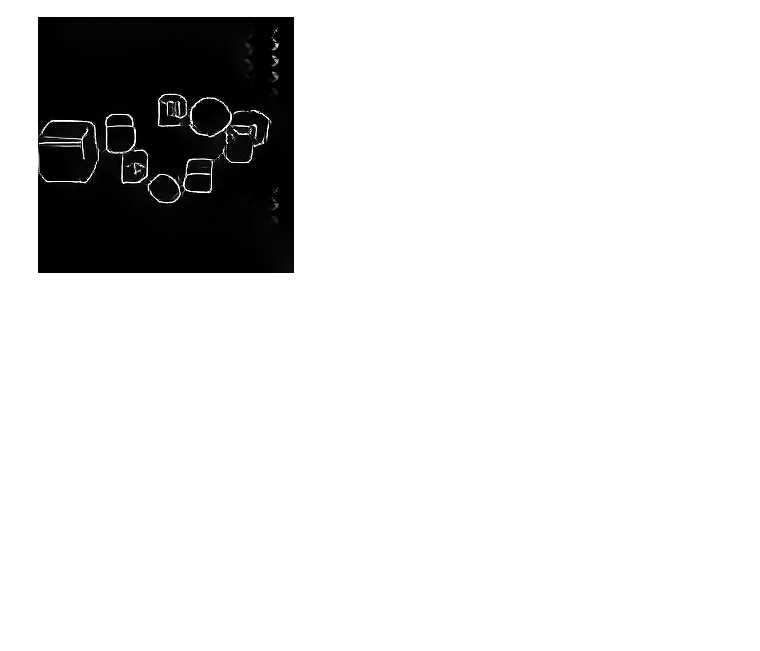
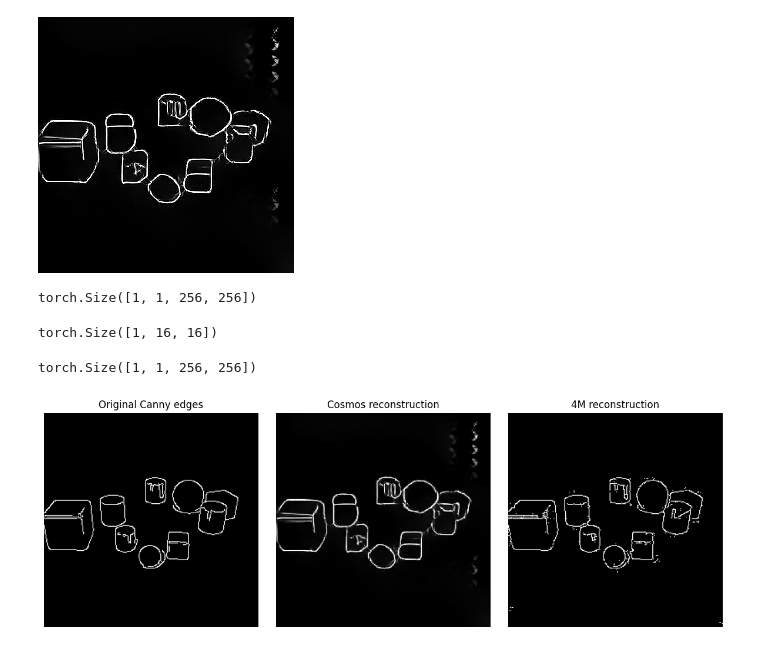
Before and after one commit to theomaillard/nano4M-extension, a Jupyter notebook: dataset/Canny.ipynb, the cells around one changed output. Drawn from its saved outputs; the diff is of its cells as text; code cells hidden in the pictures; blank space fills up the shorter version.

Commit message:
Added the 4M edge tokenizer

```diff
--- a/dataset/Canny.ipynb
+++ b/dataset/Canny.ipynb
@@ -81,3 +85,53 @@ Image.fromarray(reconst_display).show()
 # %% [output]
 [figure]
 [figure]
+# %%
+TARGET_SIZE = 256
+
+edges_4m = cv2.resize(edges, (TARGET_SIZE, TARGET_SIZE))
+edges_4m = edges_4m.astype(np.float32) / 255.0
+edges_4m = edges_4m * 2.0 - 1.0
+
+edges_4m = torch.tensor(edges_4m).unsqueeze(0).unsqueeze(0).to(device)
+edges_4m.shape
+# %% [output]
+torch.Size([1, 1, 256, 256])
+# %%
+with torch.no_grad():
+    fourm_edge_tokens = tok_edge_fourm.tokenize(edges_4m)
+fourm_edge_tokens.shape
+# %% [output]
+torch.Size([1, 16, 16])
+# %%
+with torch.no_grad():
+    reconst_4m = tok_edge_fourm.decode_tokens(fourm_edge_tokens, image_size=TARGET_SIZE)
+reconst_4m.shape
+# %% [output]
+torch.Size([1, 1, 256, 256])
+# %%
+img = reconst_4m[0]
+
+img = img.squeeze(0)
+
+img = img.clamp(-1, 1)
+img = (img + 1) / 2
+img_np = img.cpu().numpy()
+# %%
+fig, axes = plt.subplots(1, 3, figsize=(12, 4))
+
+axes[0].imshow(edges, cmap="gray")
+axes[0].set_title("Original Canny edges")
+axes[0].axis("off")
+
+axes[1].imshow(reconst_display, cmap="gray")
+axes[1].set_title("Cosmos reconstruction")
+axes[1].axis("off")
+
+axes[2].imshow(img_np, cmap="gray")
+axes[2].set_title("4M reconstruction")
+axes[2].axis("off")
+
+plt.tight_layout()
+plt.show()
+# %% [output]
+[figure, added]
```
Also changed, not shown: parts of 1 cell of this notebook.
